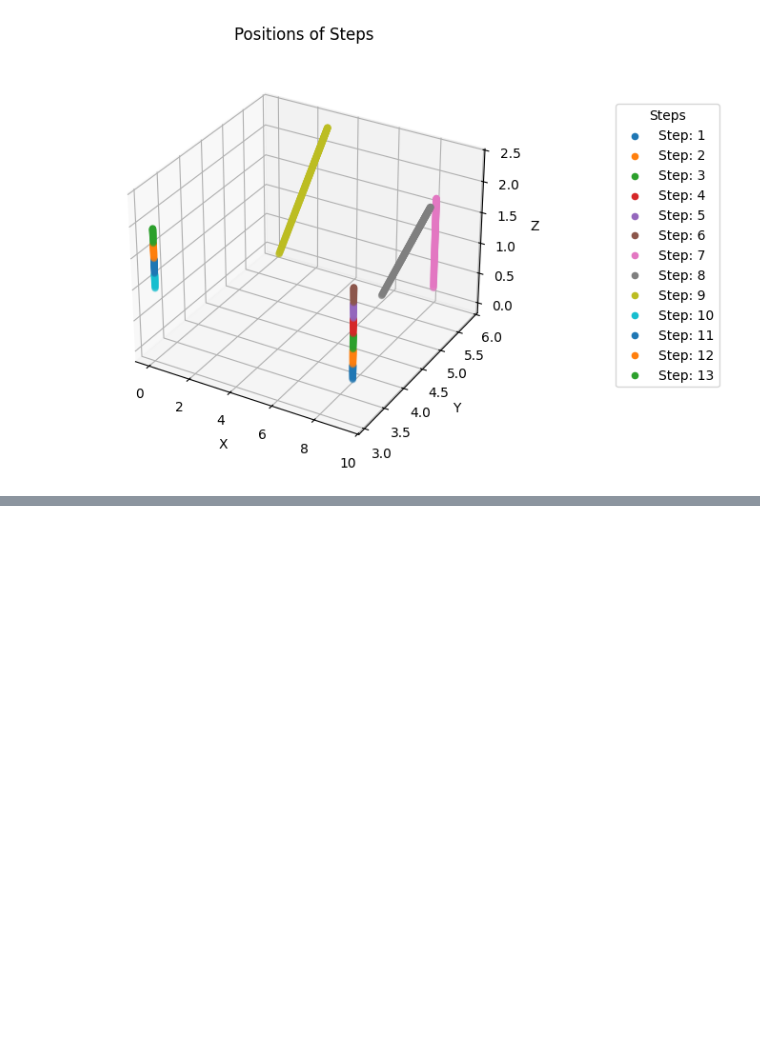
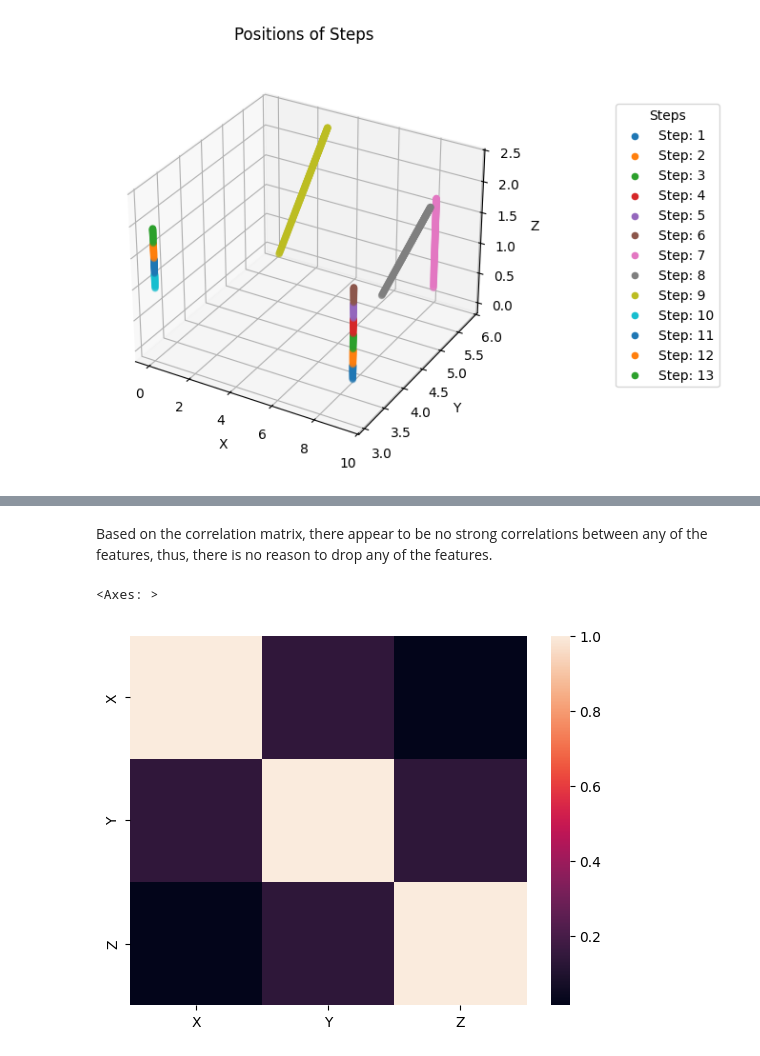
Before and after one commit to kikutabryan/AER850_Project, a Jupyter notebook: src/project_1.ipynb, the cells around one changed output, grey strips where cells are left out. Cells and saved outputs as stored; diff of their text form; code cells hidden in the pictures; blank space fills up the shorter version.

```diff
--- a/src/project_1.ipynb
+++ b/src/project_1.ipynb
@@ -92,0 +137,9 @@ plt.show()
+# %% [markdown]
+Based on the correlation matrix, there appear to be no strong correlations between any of the features, thus, there is no reason to drop any of the features.
+# %%
+# Show the correlation matrix without the output variable "Step"
+corr_matrix = df.drop(columns=['Step']).corr()
+sns.heatmap(np.abs(corr_matrix))
+# %% [output]
+<Axes: >
+[figure, added]
```
Also changed, not shown: parts of 8 cells of this notebook.
